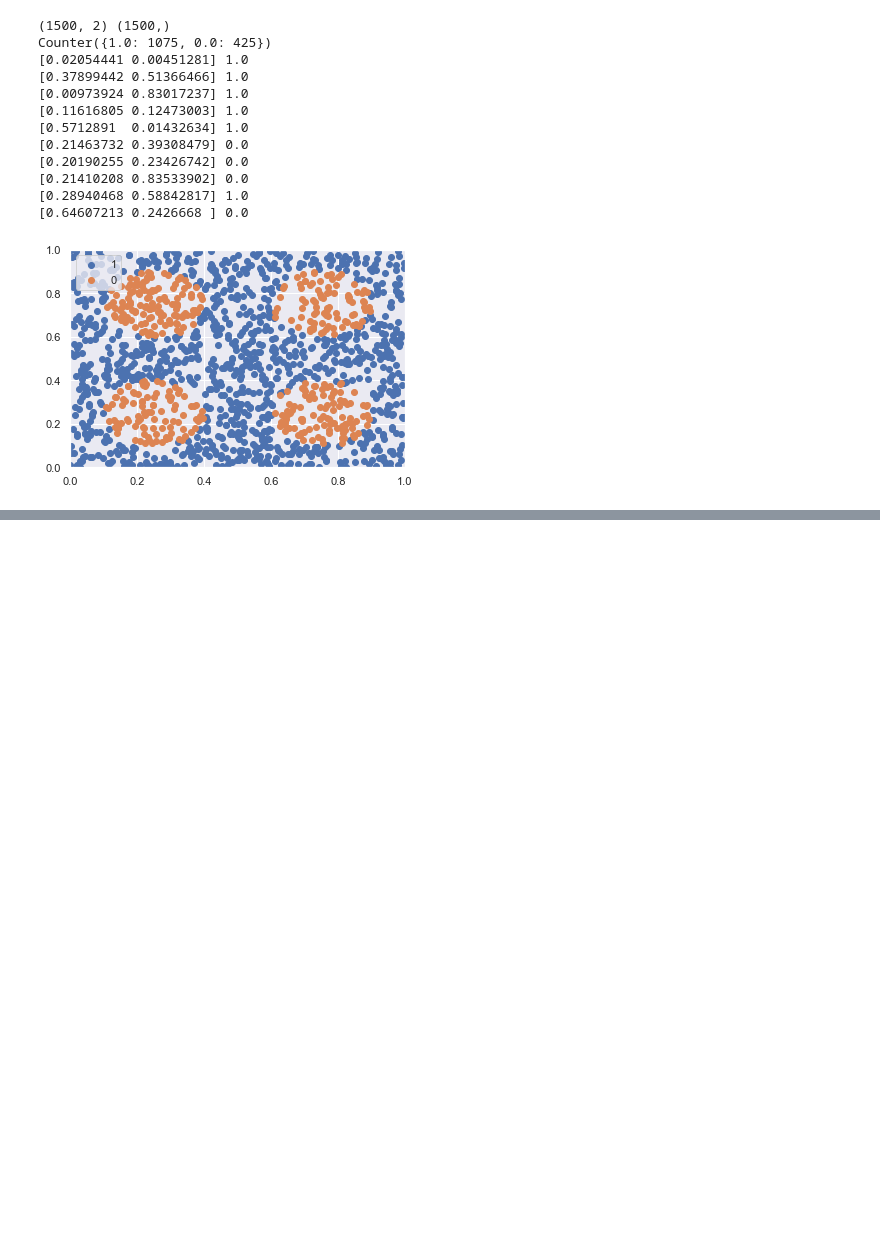
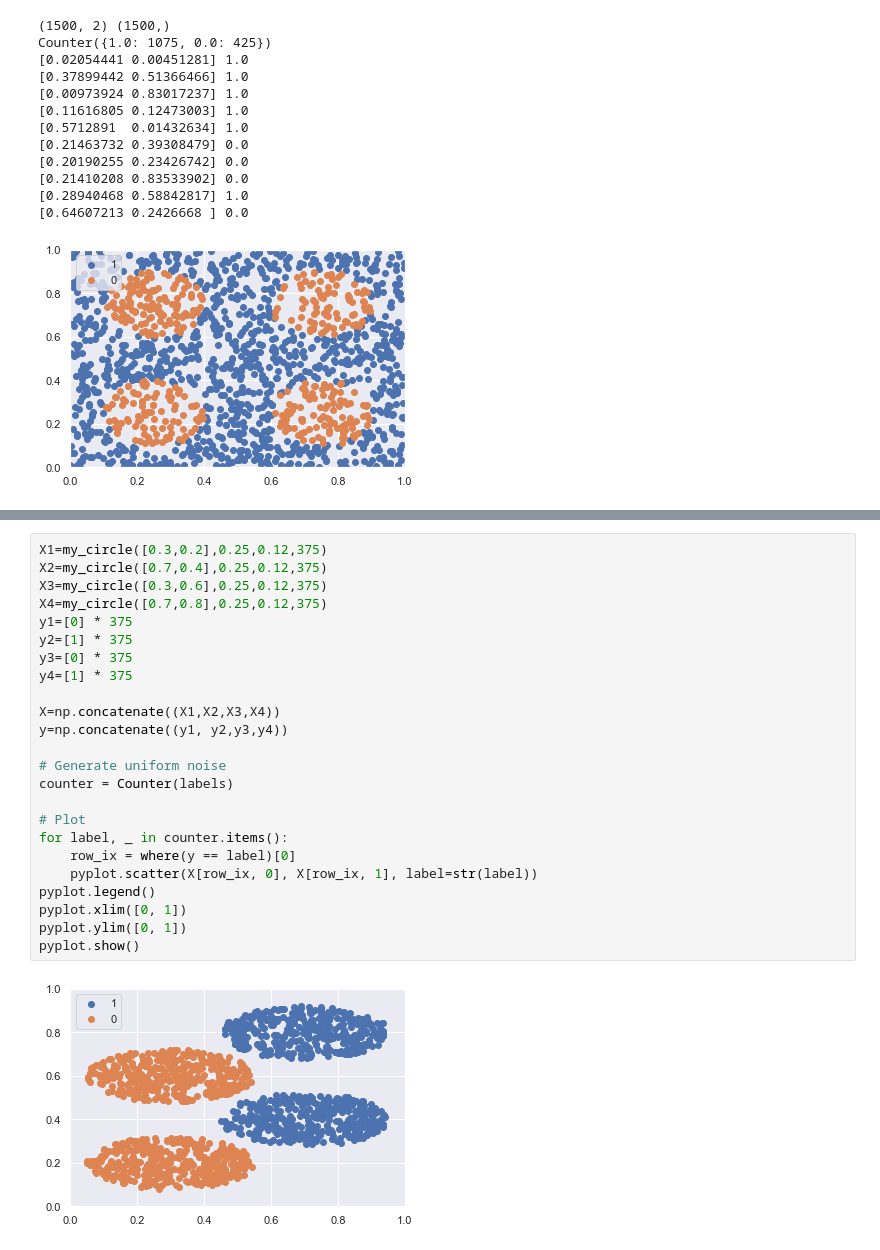
Before and after one commit to bagmk/Quantum_Machine_Learning_Express, a Jupyter notebook: dataset/Data generation.ipynb, the cells around one changed output, grey strips where cells are left out. Cells and saved outputs as stored; diff of their text form; blank space fills up the shorter version.

```diff
--- a/dataset/Data generation.ipynb
+++ b/dataset/Data generation.ipynb
@@ -540,0 +590,26 @@ y2 = r2 * np.sin(theta2)
+# %%
+X1=my_circle([0.3,0.2],0.25,0.12,375)
+X2=my_circle([0.7,0.4],0.25,0.12,375)
+X3=my_circle([0.3,0.6],0.25,0.12,375)
+X4=my_circle([0.7,0.8],0.25,0.12,375)
+y1=[0] * 375
+y2=[1] * 375
+y3=[0] * 375
+y4=[1] * 375
+
+X=np.concatenate((X1,X2,X3,X4))
+y=np.concatenate((y1, y2,y3,y4))
+
+# Generate uniform noise
+counter = Counter(labels)
+
+# Plot
+for label, _ in counter.items():
+	row_ix = where(y == label)[0]
+	pyplot.scatter(X[row_ix, 0], X[row_ix, 1], label=str(label))
+pyplot.legend()
+pyplot.xlim([0, 1])
+pyplot.ylim([0, 1])
+pyplot.show()
+# %% [output]
+[figure, added]
```
Also changed, not shown: parts of 8 cells of this notebook.
